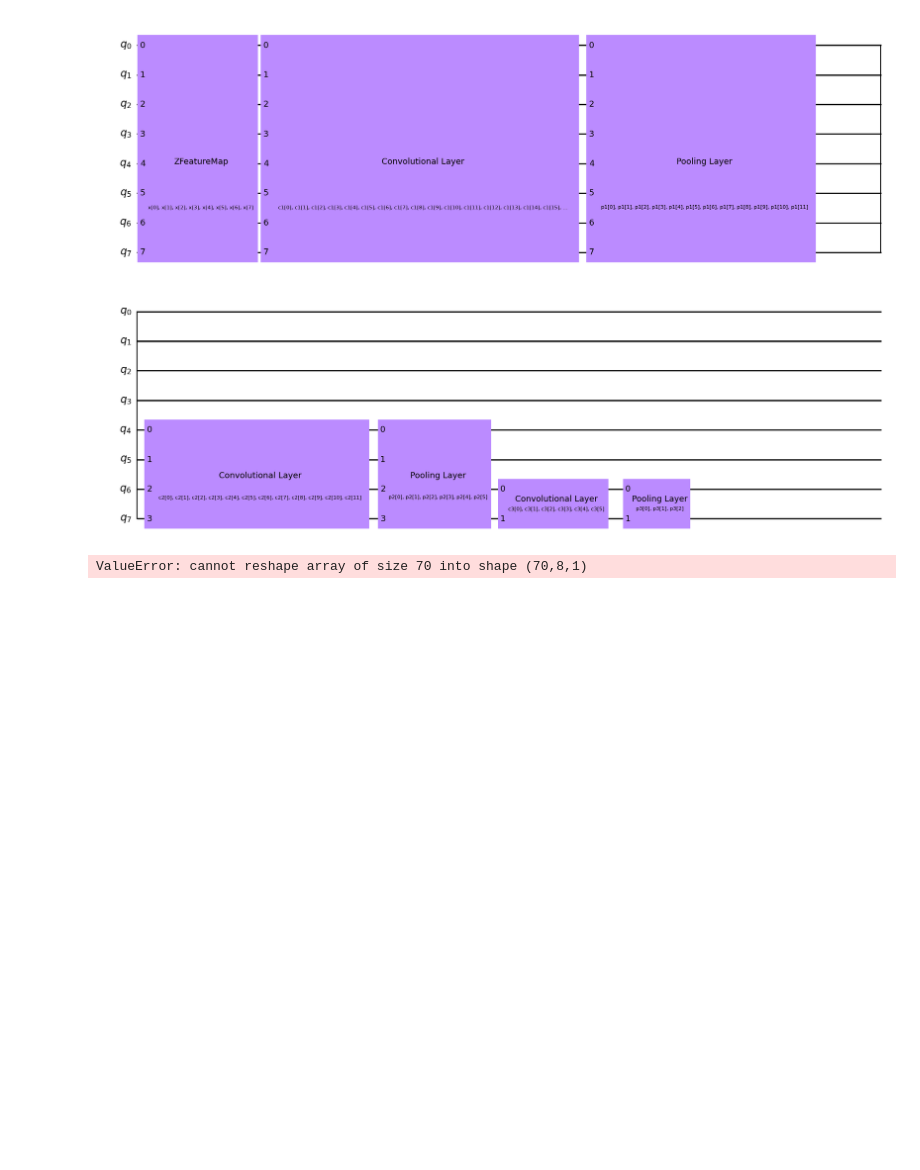
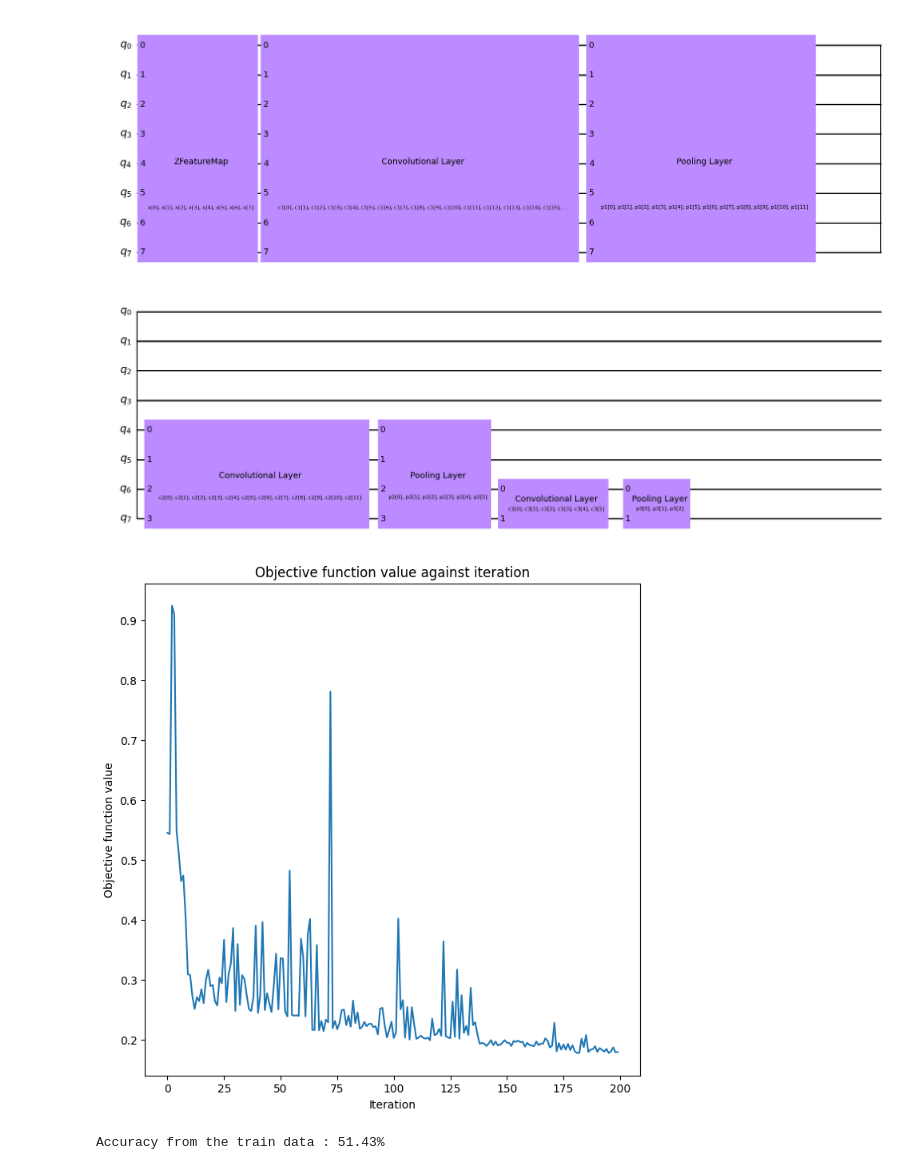
Before and after one commit to coteacarla/Hackathon_QC, a Jupyter notebook: Quantum_Convolution_Neural_Network.ipynb, the cells around one changed output. Drawn from its saved outputs; the diff is of its cells as text; code cells hidden in the pictures; blank space fills up the shorter version.

```diff
--- a/Quantum_Convolution_Neural_Network.ipynb
+++ b/Quantum_Convolution_Neural_Network.ipynb
@@ -216,15 +216,22 @@ classifier = NeuralNetworkClassifier(
 # %%
 x = np.asarray(train_images)
 y = np.asarray(train_labels)
+
+# Reduce each 8x8 image to a vector of length 8 by taking the mean of each row
+x = x.reshape((-1, 8, 8))
+x = x.mean(axis=2)  # shape: (n_samples, 8)
+
+print(x.shape[0])
 
 objective_func_vals = []
 plt.rcParams["figure.figsize"] = (8, 8)
 classifier.fit(x, y)
 
 # score classifier
 print(f"Accuracy from the train data : {np.round(100 * classifier.score(x, y), 2)}%")
 # %% [output]
+[figure, added]
-ValueError: cannot reshape array of size 70 into shape (70,8,1)
+Accuracy from the train data : 51.43%
 # %%
 y_predict = classifier.predict(test_images)
 x = np.asarray(test_images)
```
Also changed, not shown: parts of 4 cells of this notebook.
